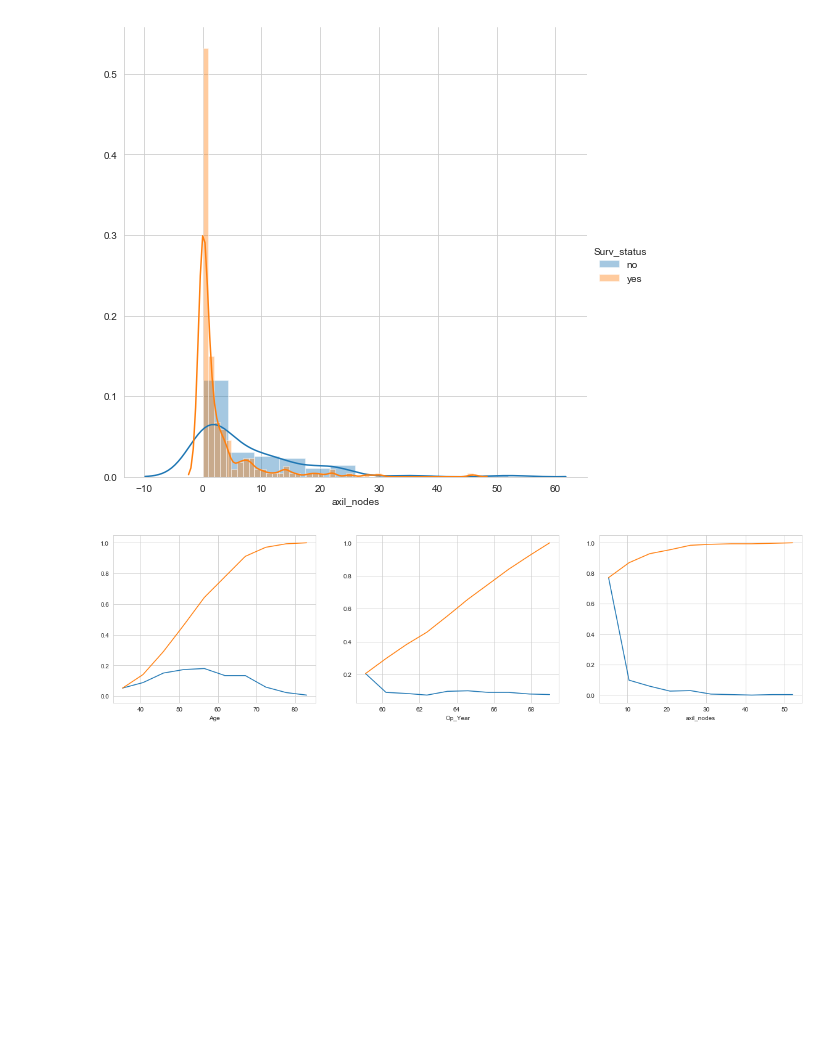
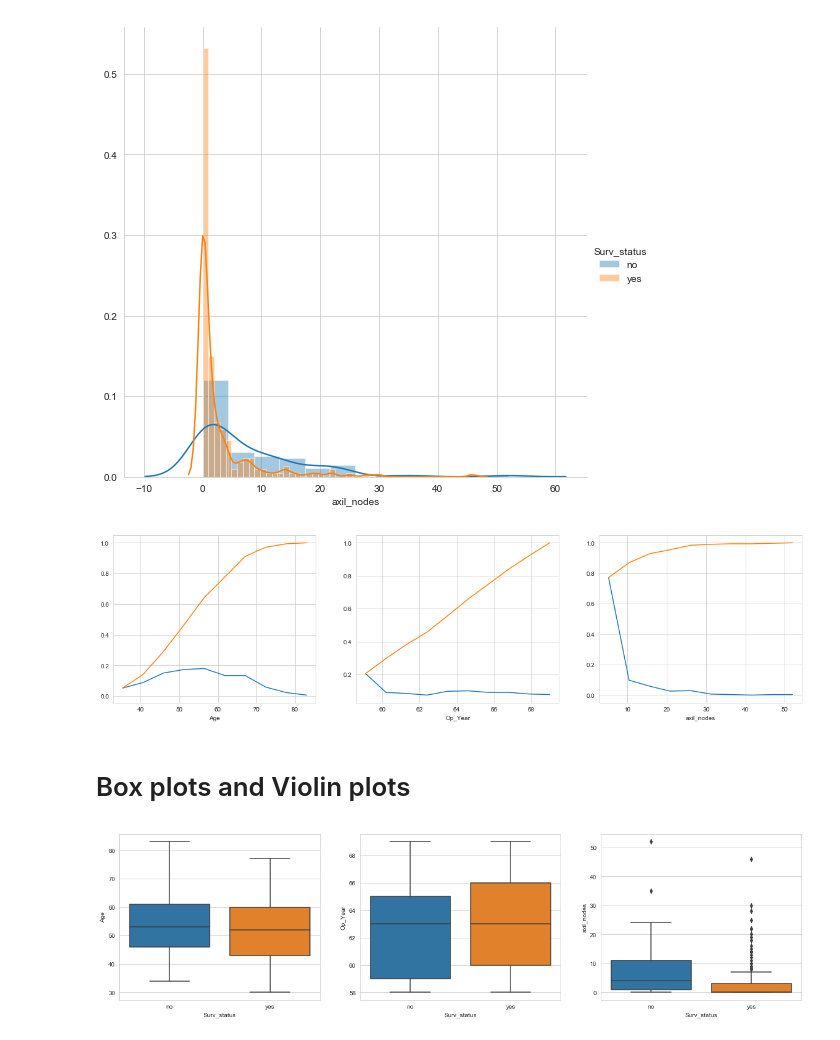
Before and after one commit to Rpmalukani22/Haberman-survival, a Jupyter notebook: Untitled.ipynb, the cells around one changed output. Cells and saved outputs as stored; diff of their text form; code cells hidden in the pictures; blank space fills up the shorter version.

Commit message:
Box plot and violin plot

```diff
--- a/Untitled.ipynb
+++ b/Untitled.ipynb
@@ -119,3 +119,12 @@ for ind,col in cols:
 plt.show()
 # %% [output]
 [figure]
+# %% [markdown]
+# Box plots and Violin plots
+# %%
+plt.figure(figsize=(20,5))
+for i,col in cols:
+    plt.subplot(131+i)
+    sns.boxplot(data=df,x=df.columns[-1],y=df.columns[i])
+# %% [output]
+[figure, added]
```
Also changed, not shown: parts of 1 cell of this notebook.
